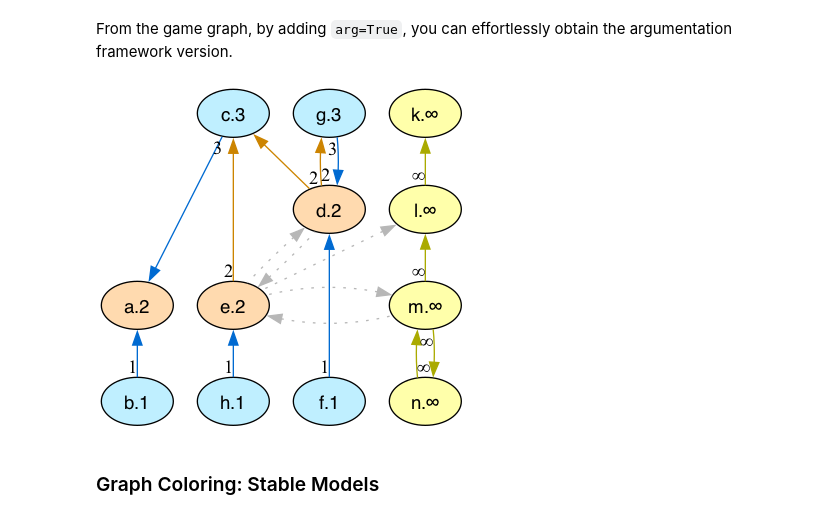
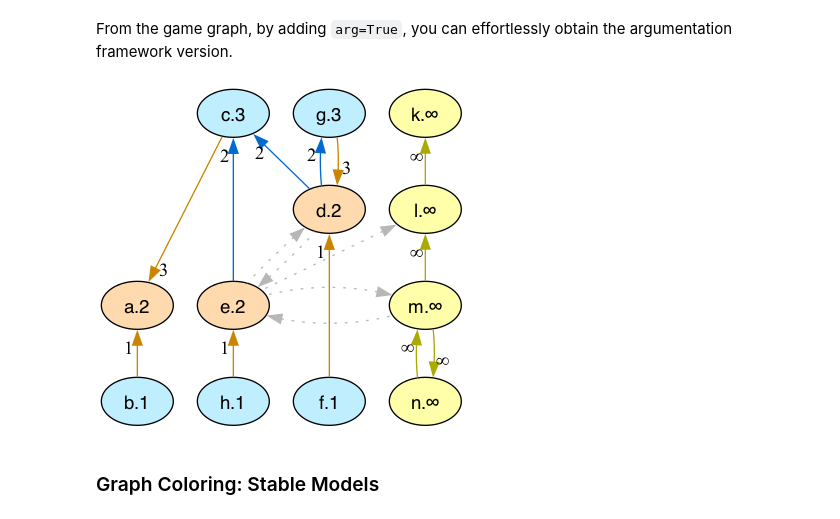
Before and after one commit to idaks/Games-and-Argumentation, a Jupyter notebook: lib/Tutorial.ipynb, the cells around one changed output. Cells and saved outputs as stored; diff of their text form; code cells hidden in the pictures.

```diff
--- a/lib/Tutorial.ipynb
+++ b/lib/Tutorial.ipynb
@@ -246,30 +246,30 @@ From the game graph, by adding `arg=True`, you can effortlessly obtain the argum
 # %%
 arg_node_color_wfs = {
     "accepted": "blue",
     "defeated": "orange",
     "undefined": "yellow",
 }
 arg_edge_color_wfs = {
     ("blue", "blue"): "gray",
     ("blue", "yellow"): "gray",
     ("yellow", "blue"): "gray",
     ("yellow", "yellow"): "yellow",
-    ("blue", "orange"): "blue",
-    ("orange", "blue"): "orange",
+    ("blue", "orange"): "orange",
+    ("orange", "blue"): "blue",
 }
 visualize_wfs(
     "files/plain_wm_graph.dlv",
     "arg",
     arg_node_color_wfs,
     arg_edge_color_wfs,
     arg=True,
     show_edge_label=True,
     show_node_label=True,
     rank=True
 )
 Image("graphs/arg_graph_colored.png")
 # %% [output]
-[figure, old version]
+[figure, new version]
 # %% [markdown]
 ### Graph Coloring: Stable Models
 # %% [markdown]
```
Also changed, not shown: parts of 3 cells of this notebook, 18 other files.
